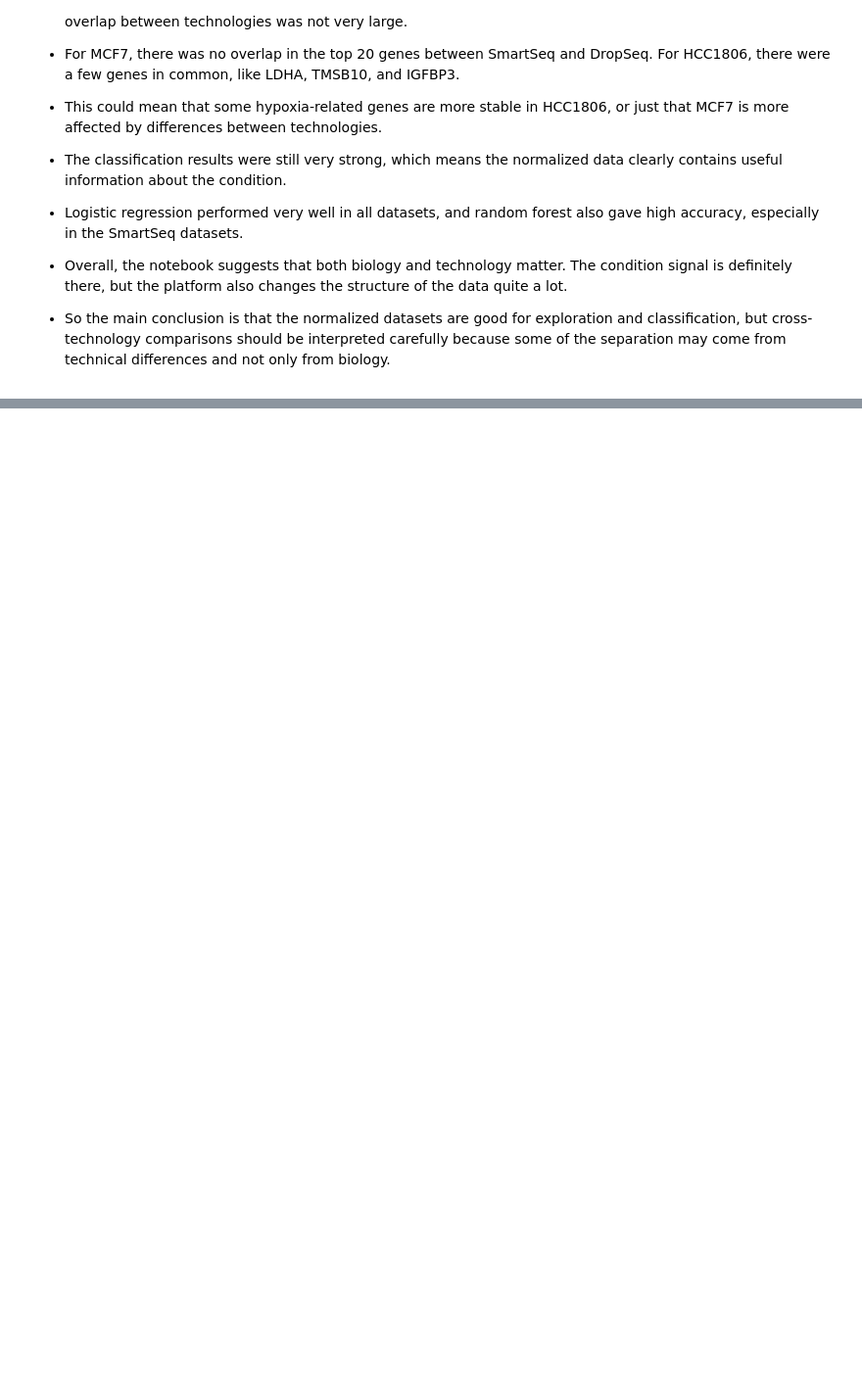
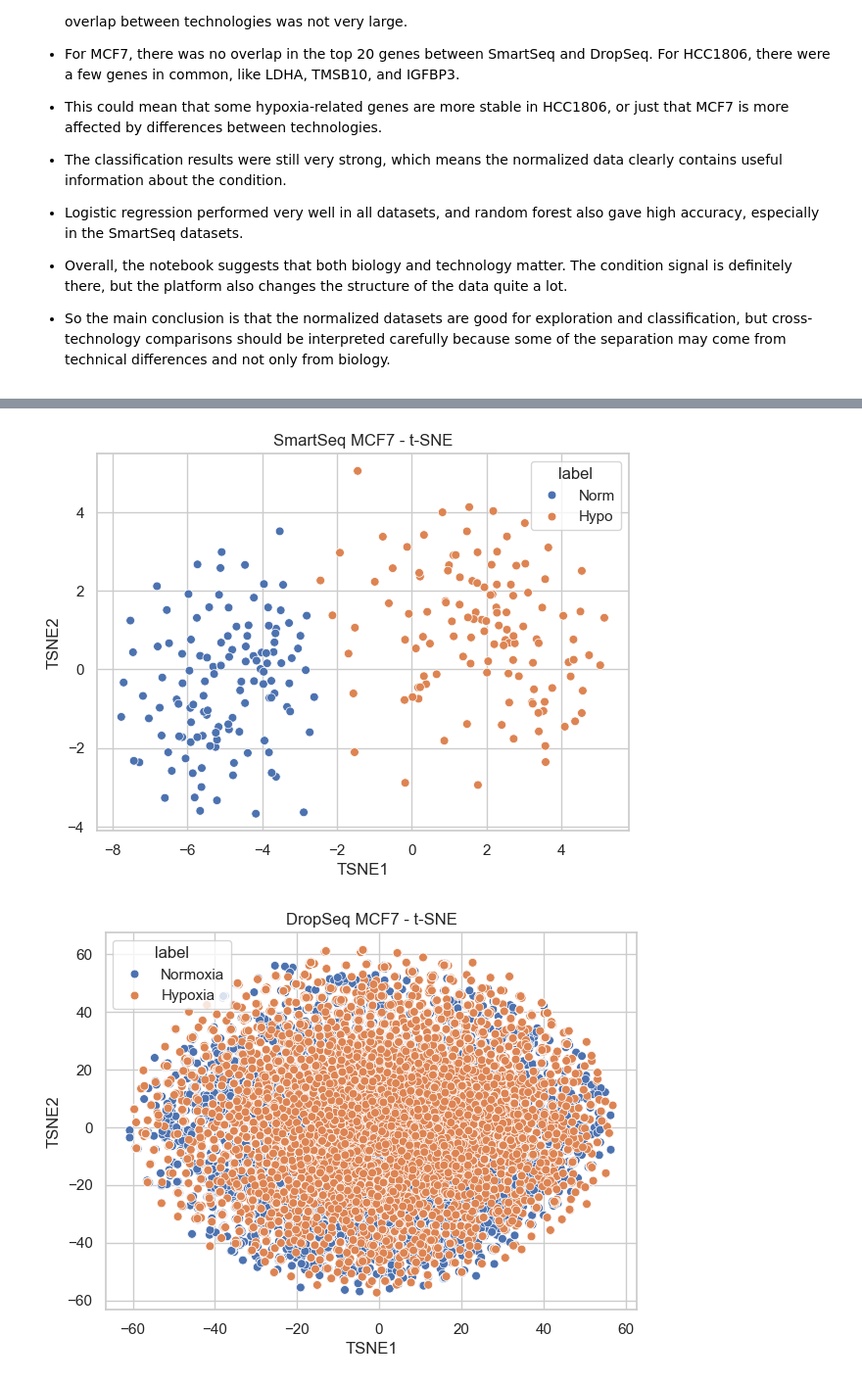
Before and after one commit to Hugo132645/ai-lab-gene-expression, a Jupyter notebook: notebooks/ai_lab_report.ipynb, the cells around one changed output, grey strips where cells are left out. Shown at 98% size. Drawn from its saved outputs; the diff is of its cells as text; code cells hidden in the pictures; blank space fills up the shorter version.

```diff
--- a/notebooks/ai_lab_report.ipynb
+++ b/notebooks/ai_lab_report.ipynb
@@ -1006,0 +1074,45 @@ model_compare
+# %%
+from sklearn.manifold import TSNE
+
+def tsne_plot(expr, labels=None, title="t-SNE plot"):
+    X = expr.T.copy()
+    X_scaled = StandardScaler().fit_transform(X)
+
+    tsne = TSNE(
+        n_components=2,
+        perplexity=30,
+        random_state=42
+    )
+
+    embedding = tsne.fit_transform(X_scaled)
+
+    plot_df = pd.DataFrame({
+        "TSNE1": embedding[:, 0],
+        "TSNE2": embedding[:, 1]
+    }, index=X.index)
+
+    plt.figure(figsize=(7, 5))
+
+    if labels is None:
+        plt.scatter(plot_df["TSNE1"], plot_df["TSNE2"], s=25)
+    else:
+        plot_df["label"] = labels.loc[plot_df.index].values
+        sns.scatterplot(data=plot_df, x="TSNE1", y="TSNE2", hue="label", s=40)
+
+    plt.title(title)
+    plt.show()
+# %%
+tsne_plot(
+    smart_mcf7_norm_train,
+    labels=smart_mcf7_labels,
+    title="SmartSeq MCF7 - t-SNE"
+)
+
+tsne_plot(
+    drop_mcf7_norm_train,
+    labels=drop_mcf7_labels,
+    title="DropSeq MCF7 - t-SNE"
+)
+# %% [output]
+[figure, added]
+[figure, added]
```
Also changed, not shown: parts of 16 cells of this notebook, 1 other file.
